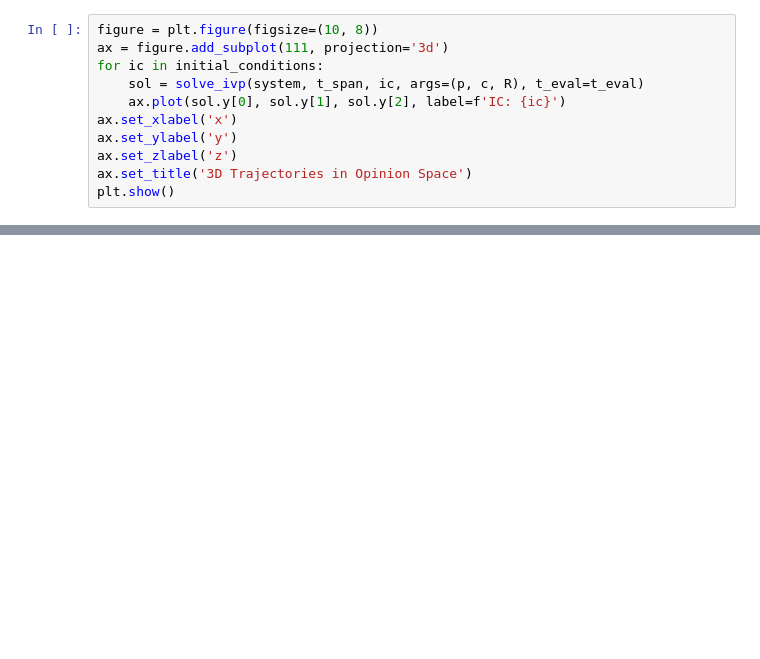
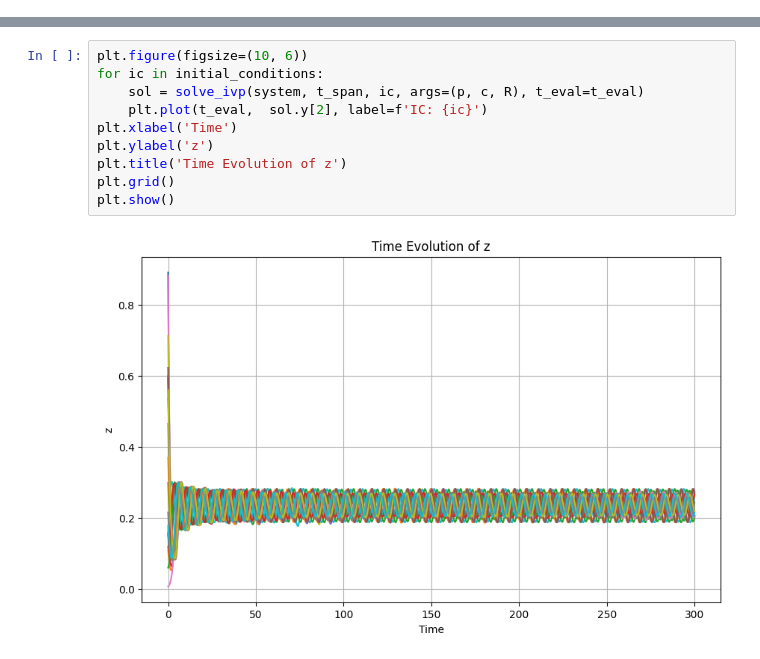
Before and after one commit to mohdkashifansari/Optimisation_and_Numerical_Analysis_Techniques, a Jupyter notebook: opinion.ipynb, the cells around one changed output, grey strips where cells are left out. Cells and saved outputs as stored; diff of their text form; blank space fills up the shorter version.

```diff
--- a/opinion.ipynb
+++ b/opinion.ipynb
@@ -53,11 +51,0 @@ plt.show()
-# %%
-figure = plt.figure(figsize=(10, 8))
-ax = figure.add_subplot(111, projection='3d')
-for ic in initial_conditions:
-    sol = solve_ivp(system, t_span, ic, args=(p, c, R), t_eval=t_eval)
-    ax.plot(sol.y[0], sol.y[1], sol.y[2], label=f'IC: {ic}')
-ax.set_xlabel('x')
-ax.set_ylabel('y')
-ax.set_zlabel('z')
-ax.set_title('3D Trajectories in Opinion Space')
-plt.show()
@@ -66,0 +52,12 @@ plt.show()
+# %%
+plt.figure(figsize=(10, 6))
+for ic in initial_conditions:
+    sol = solve_ivp(system, t_span, ic, args=(p, c, R), t_eval=t_eval)
+    plt.plot(t_eval,  sol.y[2], label=f'IC: {ic}')
+plt.xlabel('Time')
+plt.ylabel('z')
+plt.title('Time Evolution of z')
+plt.grid()
+plt.show()
+# %% [output]
+[figure, added]
```
Also changed, not shown: parts of 2 cells of this notebook, 13 other files.
